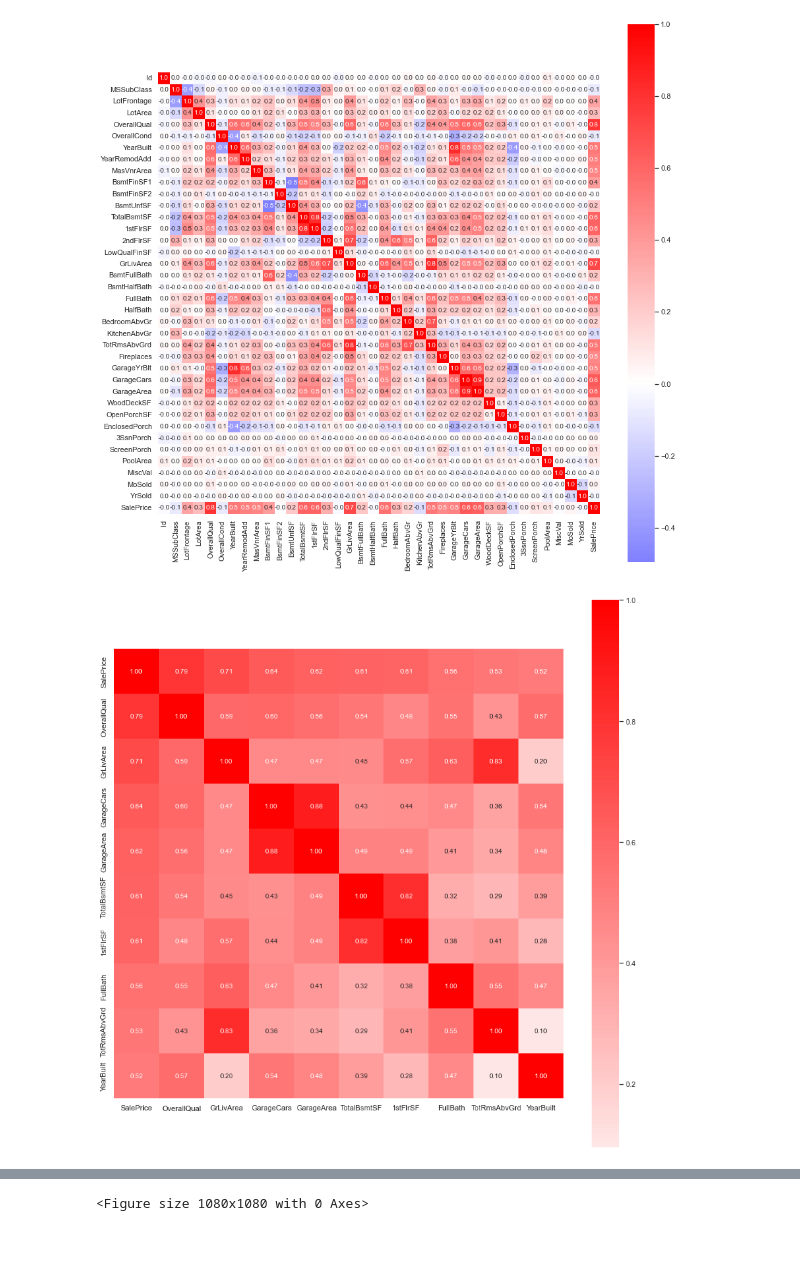
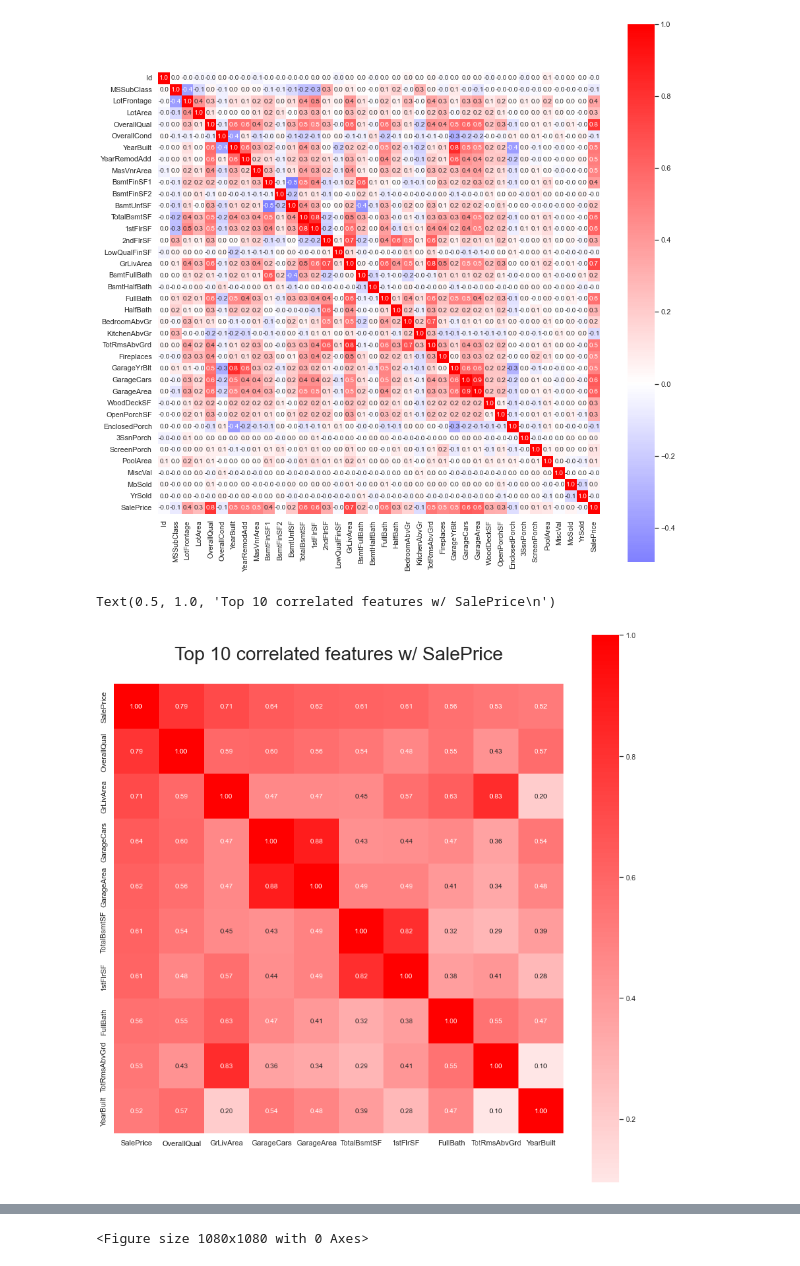
Before and after one commit to AmoghPradeep/house-price-prediction, a Jupyter notebook: main.ipynb, the cells around one changed output, grey strips where cells are left out. Saved outputs shown, nothing was run; the diff lists cells and outputs as text; code cells hidden in the pictures.

```diff
--- a/main.ipynb
+++ b/main.ipynb
@@ -183,5 +194,7 @@ get_heatmap(df.corr(), annot=True)
 [figure]
 # %%
 discrete_high_corr = get_correlated(annot=True, round_off=2)
+plt.title("Top 10 correlated features w/ SalePrice\n", fontsize = 28)
 # %% [output]
+Text(0.5, 1.0, 'Top 10 correlated features w/ SalePrice\n')
-[figure, old version]
+[figure, new version]
```
Also changed, not shown: parts of 33 cells of this notebook.
